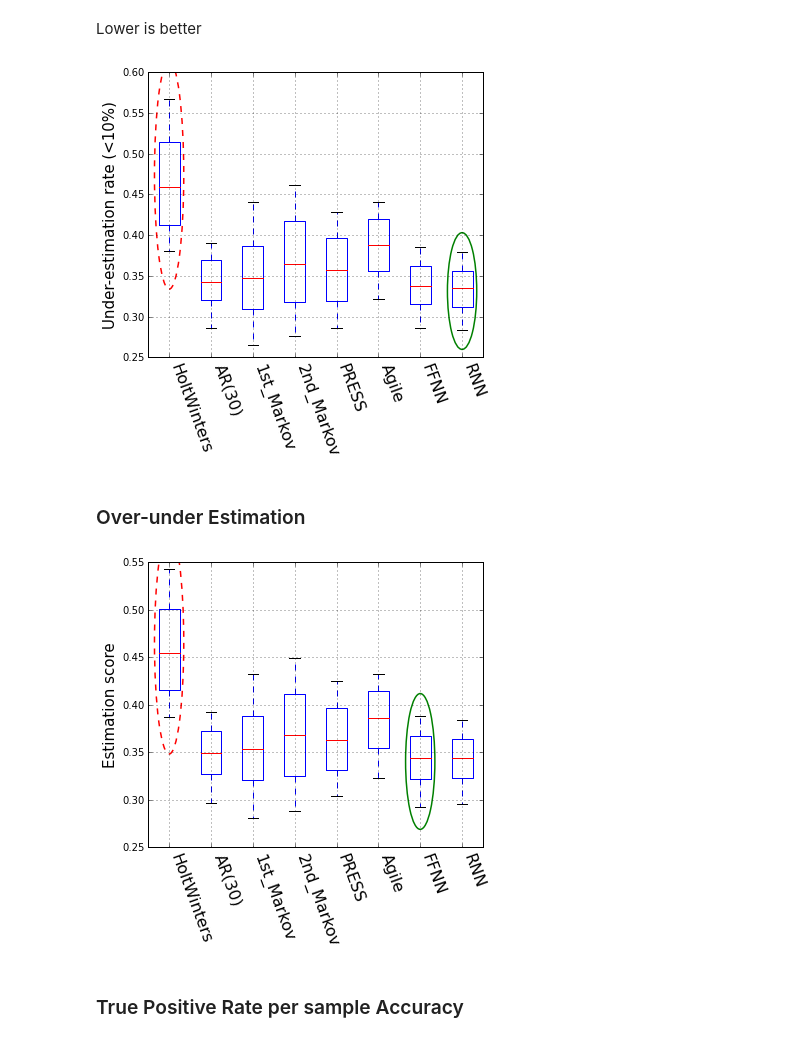
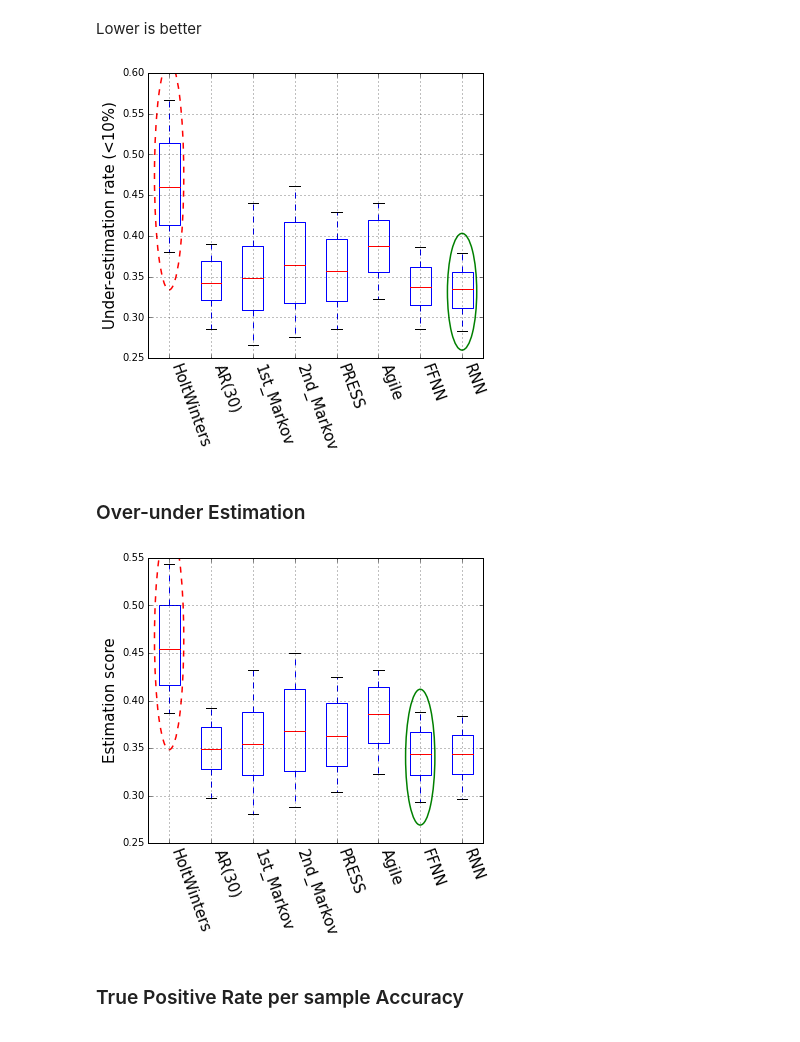
Before and after one commit to Manrich121/ForecastingCloud, a Jupyter notebook: DataPlot/src/model_evaluations_cpu.ipynb, the cells around one changed output. Saved outputs shown, nothing was run; the diff lists cells and outputs as text; code cells hidden in the pictures.

```diff
--- a/DataPlot/src/model_evaluations_cpu.ipynb
+++ b/DataPlot/src/model_evaluations_cpu.ipynb
@@ -126,22 +126,22 @@ plt.savefig("D:/data/results_figs/cpu5x_overest.pdf", type='pdf')
 Lower is better
 # %%
 plt.figure(figsize=(6,6))
-plt.xticks(horizontalalignment='left',rotation=-70, fontsize=16)
+plt.xticks(horizontalalignment='left',rotation=-70,fontsize=15)
 pltdic= plt.boxplot([results[i][:,3] for i in range(len(labs)) ], whis=[10,90], showfliers=False, labels=labs);
 plt.subplots_adjust(bottom=0.24)
 plt.ylabel('Under-estimation rate (<10%)', fontsize=15)
 plt.grid()
 e = elp(pltdic,'min',skiplast=0)
 plt.gca().add_patch(e[0])
 plt.gca().add_patch(e[1])
 plt.savefig("D:/data/results_figs/cpu5x_underest.pdf", type='pdf')
 # %% [output]
-[figure, old version]
+[figure, new version]
 # %% [markdown]
 ### Over-under Estimation
 # %%
 plt.figure(figsize=(6,6))
-plt.xticks(horizontalalignment='left',rotation=-70, fontsize=16)
+plt.xticks(horizontalalignment='left',rotation=-70, fontsize=15)
 pltdic= plt.boxplot([0.1*results[i][:,2] + 0.9*results[i][:,3] for i in range(len(labs)) ], whis=[10,90], showfliers=False,labels=labs);
 plt.subplots_adjust(bottom=0.24)
 plt.ylabel('Estimation score', fontsize=15)
@@ -151,7 +151,7 @@ plt.gca().add_patch(e[0])
 plt.gca().add_patch(e[1])
 plt.savefig("D:/data/results_figs/cpu5x_estscore.pdf", type='pdf')
 # %% [output]
-[figure, old version]
+[figure, new version]
 # %% [markdown]
 ### True Positive Rate per sample Accuracy
 # %% [markdown]
```
Also changed, not shown: parts of 7 cells of this notebook, 24 other files.
